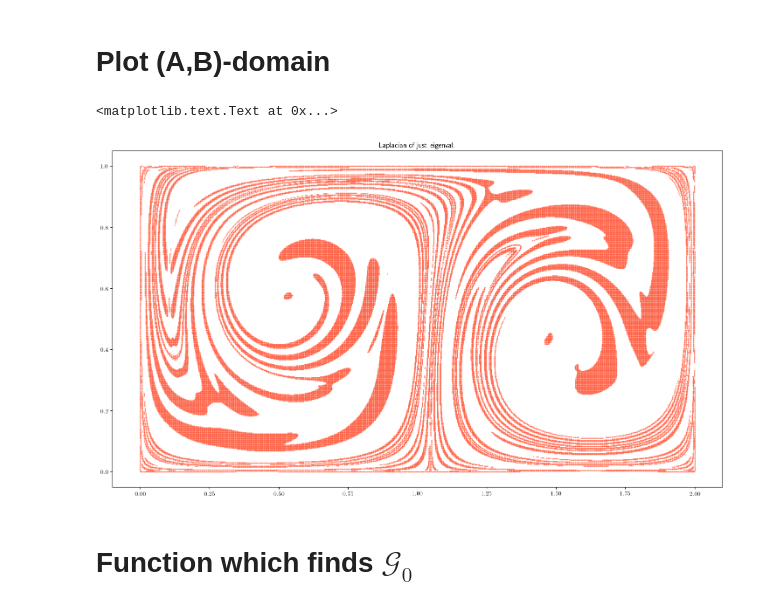
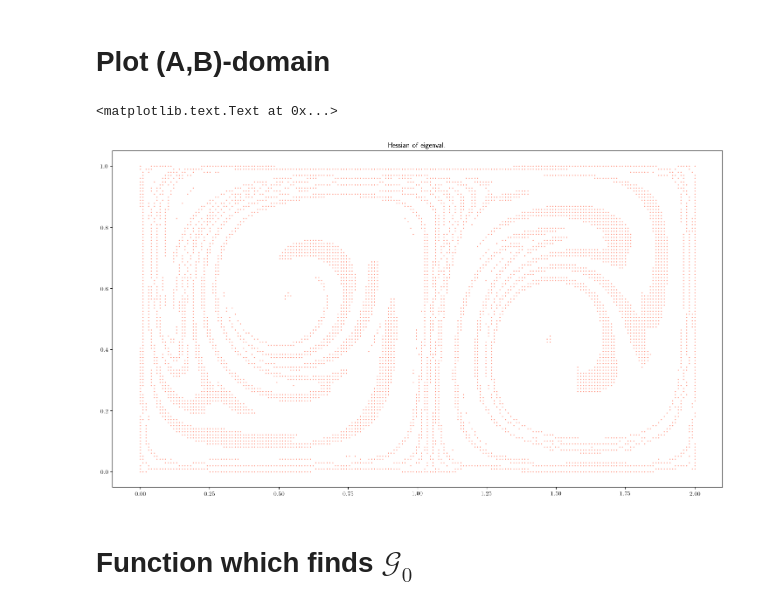
Before and after one commit to arnemagnus/physics_project, a Jupyter notebook: notebooks/doublegyre/variational_haller_effect_on_doublegyre.ipynb, the cells around one changed output. Cells and saved outputs as stored; diff of their text form; code cells hidden in the pictures.

```diff
--- a/notebooks/doublegyre/variational_haller_effect_on_doublegyre.ipynb
+++ b/notebooks/doublegyre/variational_haller_effect_on_doublegyre.ipynb
@@ -401,7 +401,7 @@ ensure_path_exists('precomputed_advection/{}'.format(integrator.__name__))
 x_min,x_max = 0,2
 y_min,y_max = 0,1
 
-nx,ny = 1000,500
+nx,ny = 200,100
 # %% [markdown]
 # Perform transport
 # %%
@@ -444,10 +449,10 @@ mask_ab = find_ab_mask(lmbd1,lmbd2,hess_lmbd2,xi2)
 # %%
 plt.figure()
 plt.scatter(grid[0,mask_ab],grid[1,mask_ab],s=1,marker='.',c='tomato')
-plt.title('Laplacian of just eigenval.')
+plt.title('Hessian of eigenval.')
 # %% [output]
 <matplotlib.text.Text at 0x...>
-[figure, old version]
+[figure, new version]
 # %% [markdown]
 # Function which finds $\mathcal{G}_0$
 # %%
```
Also changed, not shown: parts of 44 cells of this notebook, 2 other files.
